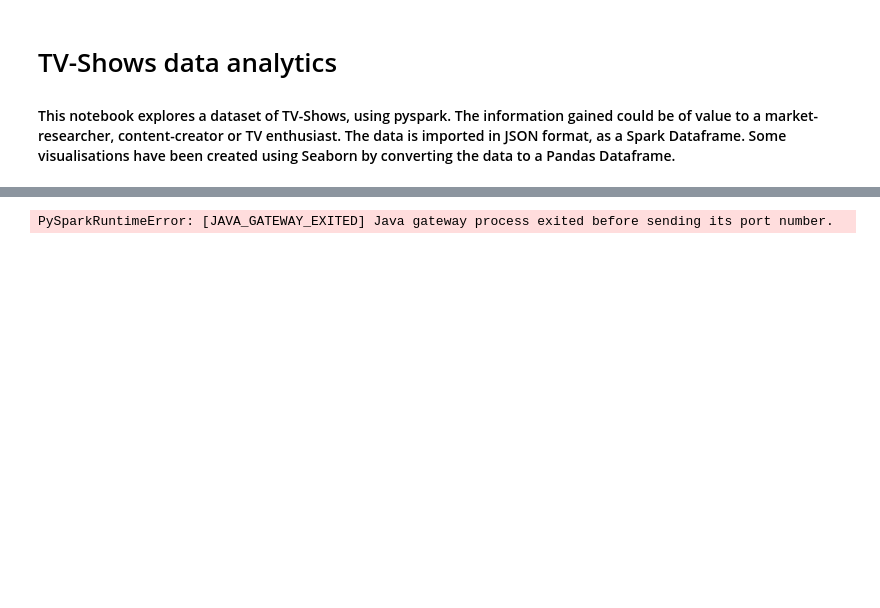
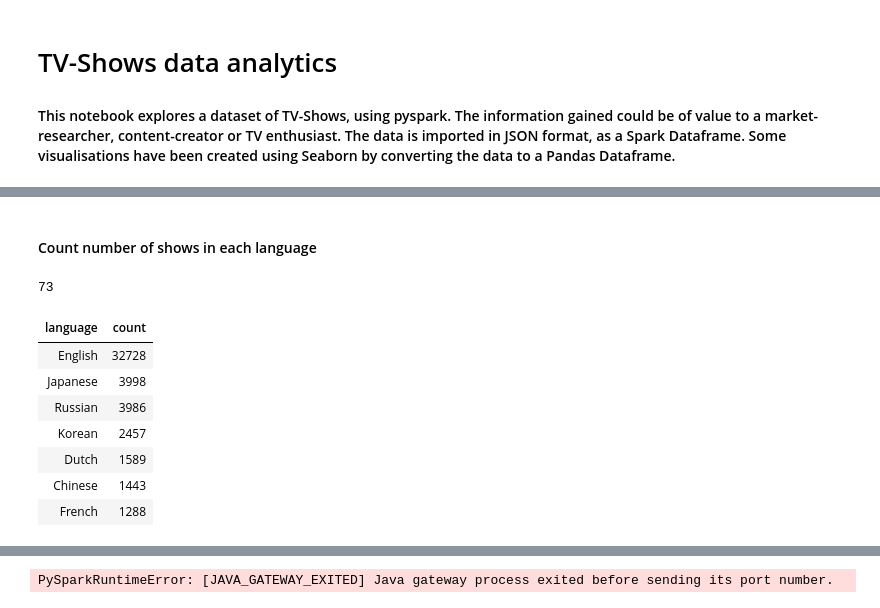
Before and after one commit to robbfox/pyspark, a Jupyter notebook: jupyter.ipynb, the cells around one changed output, grey strips where cells are left out. Saved outputs shown, nothing was run; the diff lists cells and outputs as text; code cells hidden in the pictures; blank space fills up the shorter version.

```diff
--- a/jupyter.ipynb
+++ b/jupyter.ipynb
@@ -10,0 +81,21 @@ import pandas as pd
+# %% [markdown]
+#### Count number of shows in each language
+# %%
+# Filter out rows where 'language' column is not null
+filtered_data = data.filter(col('language').isNotNull())
+display(filtered_data.groupBy('language').count().count())
+# Group by 'language' column and count occurrences, then sort in descending order and limit to 7 rows
+sorted_data = filtered_data.groupBy('language').count().orderBy(desc('count')).limit(7)
+
+# Display the sorted and limited data
+display(sorted_data)
+# %% [output]
+73
+| language | count |
+| English | 32728 |
+| Japanese | 3998 |
+| Russian | 3986 |
+| Korean | 2457 |
+| Dutch | 1589 |
+| Chinese | 1443 |
+| French | 1288 |
```
Also changed, not shown: parts of 22 cells of this notebook.
